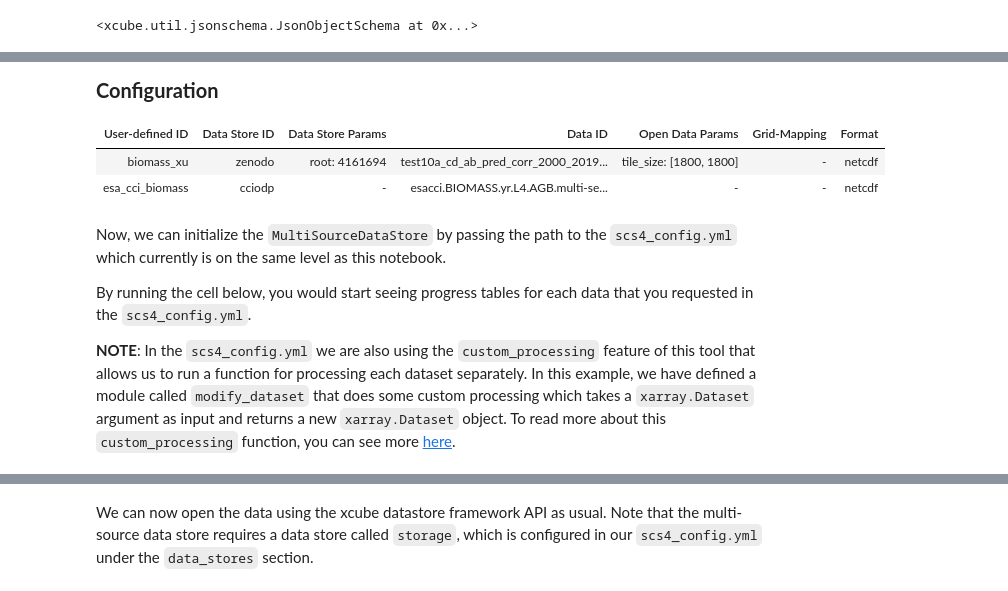
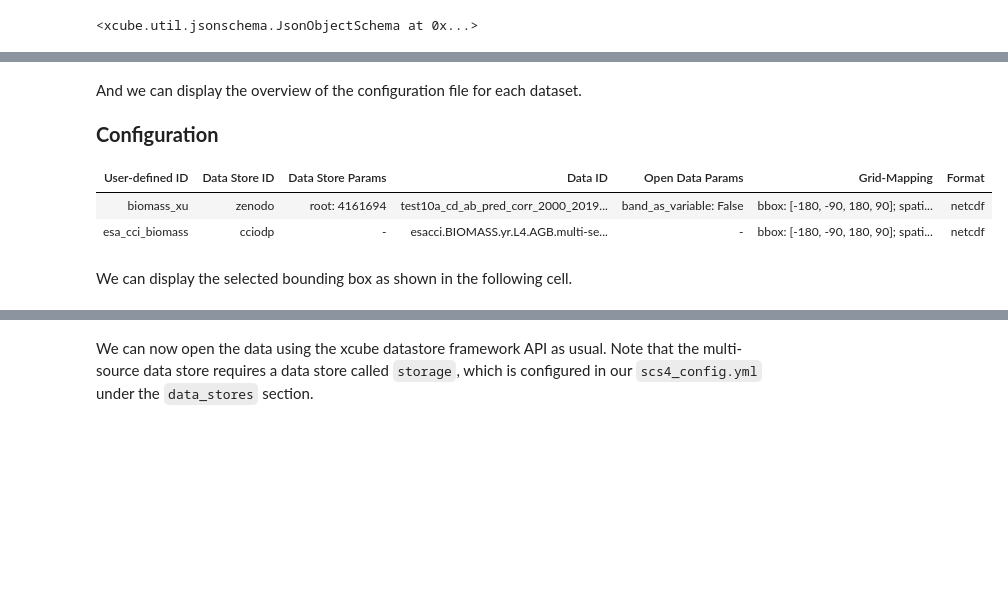
Before and after one commit to xcube-dev/xcube-multistore, a Jupyter notebook: docs/examples/example4/scs4_xcube_multistore.ipynb, the cells around one changed output, grey strips where cells are left out. Drawn from its saved outputs; the diff is of its cells as text; code cells hidden in the pictures; blank space fills up the shorter version.

Commit message:
notebooks added to docs

```diff
--- a/docs/examples/example4/scs4_xcube_multistore.ipynb
+++ b/docs/examples/example4/scs4_xcube_multistore.ipynb
@@ -50,14 +54,12 @@ We can view the configuration using the method `display_config`, executing the f
+# %% [markdown]
+And we can display the overview of the configuration file for each dataset.
 # %%
-MultiSourceDataStore.display_config("scs4_config.yml")
+msds.display_config()
 # %% [output]
 Configuration
 | User-defined ID | Data Store ID | Data Store Params | Data ID | Open Data Params | Grid-Mapping | Format |
-| biomass_xu | zenodo | root: 4161694 | test10a_cd_ab_pred_corr_2000_2019... | tile_size: [1800, 1800] | - | netcdf |
-| esa_cci_biomass | cciodp | - | esacci.BIOMASS.yr.L4.AGB.multi-se... | - | - | netcdf |
+| biomass_xu | zenodo | root: 4161694 | test10a_cd_ab_pred_corr_2000_2019... | band_as_variable: False | bbox: [-180, -90, 180, 90]; spati... | netcdf |
+| esa_cci_biomass | cciodp | - | esacci.BIOMASS.yr.L4.AGB.multi-se... | - | bbox: [-180, -90, 180, 90]; spati... | netcdf |
 # %% [markdown]
-Now, we can initialize the `MultiSourceDataStore` by passing the path to the `scs4_config.yml` which currently is on the same level as this notebook.
-
-By running the cell below, you would start seeing progress tables for each data that you requested in the `scs4_config.yml`.
-
-**NOTE**: In the `scs4_config.yml` we are also using the `custom_processing` feature of this tool that allows us to run a function for processing each dataset separately. In this example, we have defined a module called `modify_dataset` that does some custom processing which takes a `xarray.Dataset` argument as input and returns a new `xarray.Dataset` object. To read more about this `custom_processing` function, you can see more [here](https://xcube-dev.github.io/xcube-multistore/config/#custom_processing).
+We can display the selected bounding box as shown in the following cell.
 # %%
```
Also changed, not shown: parts of 10 cells of this notebook, 9 other files.
